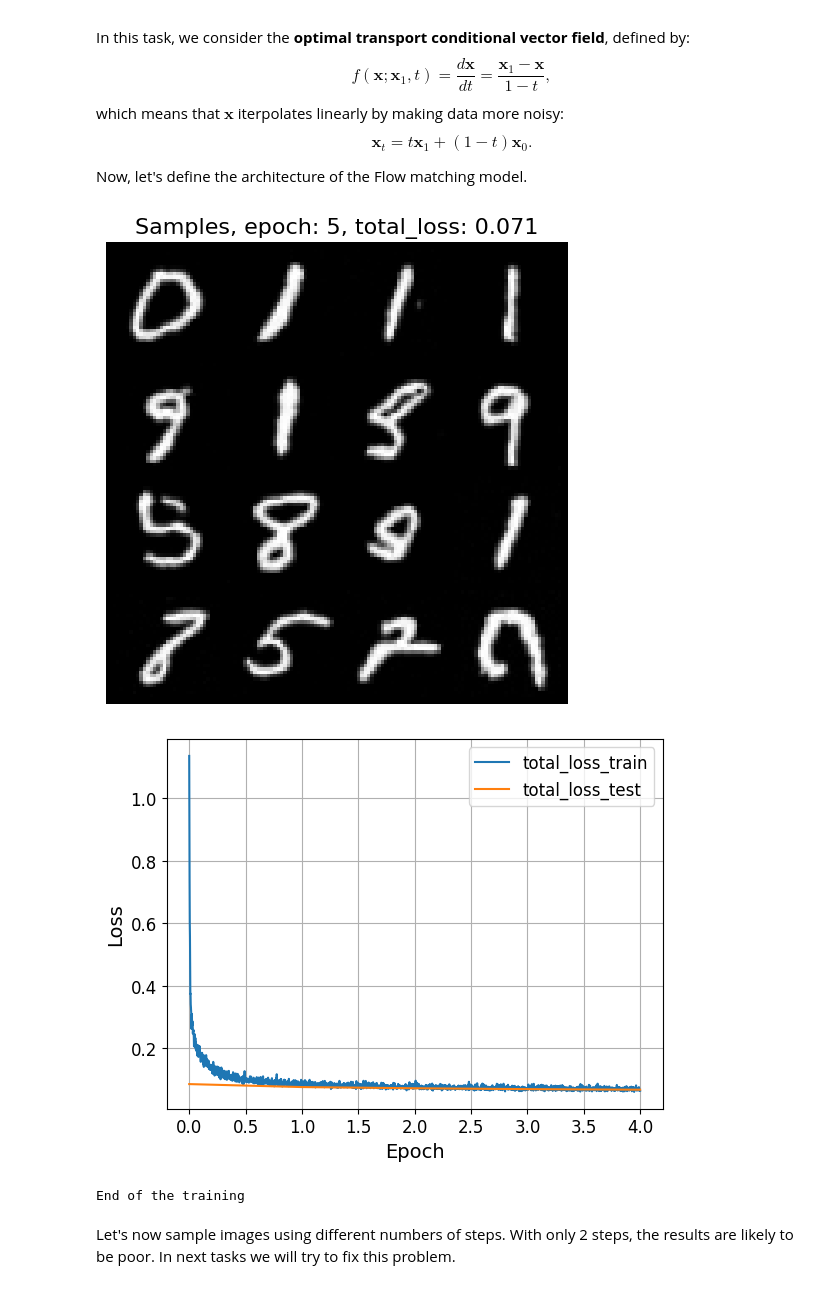
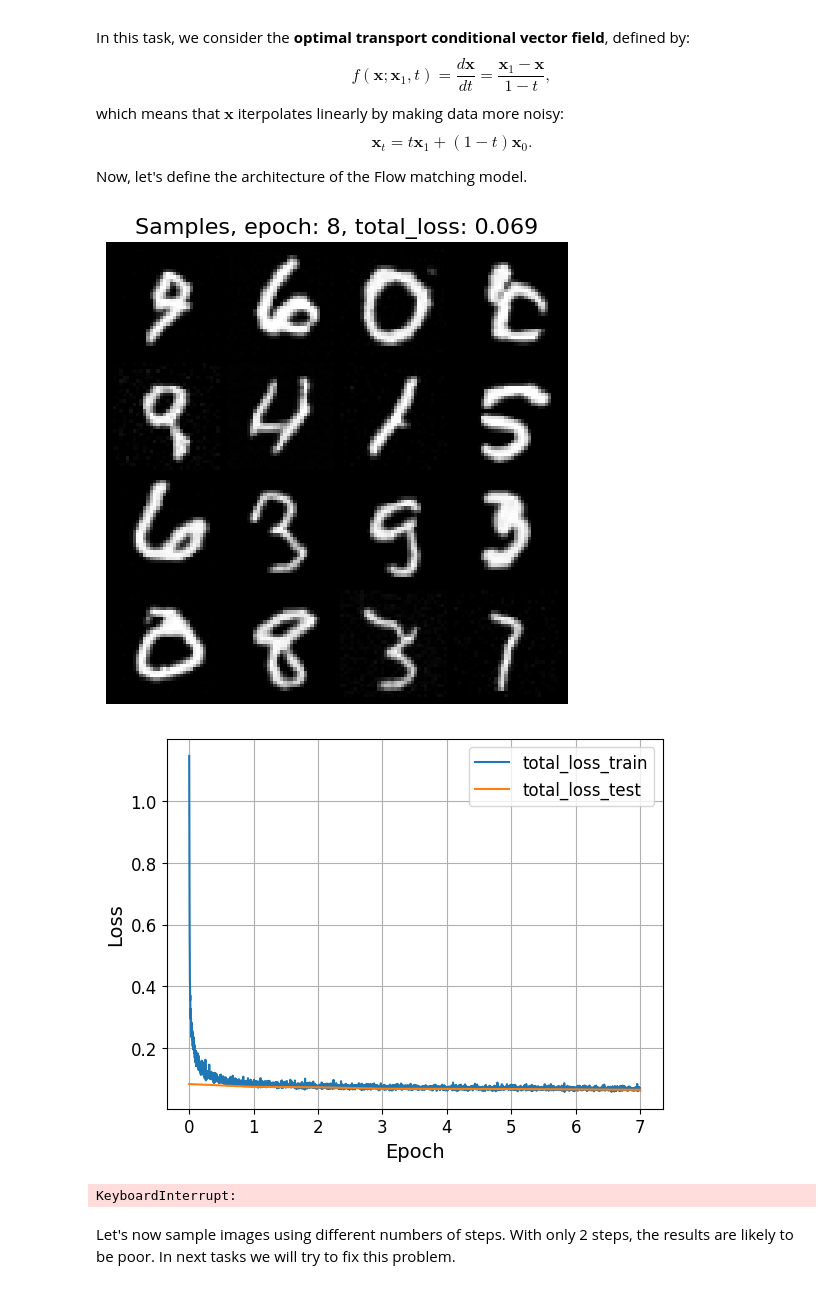
Before and after one commit to fantdali/2025-DGM-MIPT-YSDA-course, a Jupyter notebook: homeworks/hw6.ipynb, the cells around one changed output. Drawn from its saved outputs; the diff is of its cells as text; code cells hidden in the pictures.

```diff
--- a/homeworks/hw6.ipynb
+++ b/homeworks/hw6.ipynb
@@ -288,13 +398,13 @@ class DownsampleBlock(nn.Module):
         # define convolutional layer that:
         # 1) does not change the number of channels
         # 2) reduces the size of the image twice
-
+        self.conv = nn.Conv2d(channels, channels, kernel_size=3, stride=2, padding=1)
         # ====
 
     def forward(self, input_tensor: torch.Tensor, *args) -> torch.Tensor:
         # ====
         # your code
-
+        x = self.conv(input_tensor)
         # ====
         return x
 
@@ -306,7 +416,7 @@ class UpsampleBlock(nn.Module):
         # define convolutional layer that:
         # 1) does not change the number of channels
         # 2) does not reduce the size of the image
-
+        self.conv = nn.Conv2d(channels, channels, kernel_size=3, padding=1)
         # ====
 
     def forward(self, input_tensor: torch.Tensor, *args) -> torch.Tensor:
@@ -314,7 +424,8 @@ class UpsampleBlock(nn.Module):
         # your code
         # 1) upsample the input tensor using bilinear interpolation
         # 2) pass the result through the convolutional layer
-
+        x = F.interpolate(input_tensor, scale_factor=2, mode='bilinear')
+        x = self.conv(x)
         # ====
         return x
 # %% [markdown]
@@ -477,7 +588,15 @@ class FlowMatchingModel(BaseModel):
         # 2) calculate x_t and optimal flow
         # 3) predict flow using model
         # 4) calculate loss
+        # y = x0
+        t = torch.rand(x.shape[0], device=self.device)
 
+        x_t = t.view(-1, 1, 1, 1) * x + (1 - t).view(-1, 1, 1, 1) * y
+
+        optimal_flow = x - y
+        predicted_flow = self.forward(x_t, t)
+
+        loss = F.mse_loss(predicted_flow, optimal_flow)
         # ====
         return {'total_loss': loss}
 
@@ -503,6 +622,15 @@ class FlowMatchingModel(BaseModel):
         # use odeint to sample from model
         # NOTE: use fixed step solvers (e.g. euler), we will need for the task
         # https://github.com/rtqichen/torchdiffeq/blob/master/FURTHER_DOCUMENTATION.md
+        states = [y]
+        for i in range(num_steps - 1):
+            t = time_interval[i]
+            x = states[-1]
+
+            flow = self.odefunc(t, x)
+
+            x_next = x + flow * (time_interval[i + 1] - t)  # Euler
+            states.append(x_next)
 
         # ====
         samples = states[-1]  # Take the last state as the sample
@@ -511,40 +639,40 @@ class FlowMatchingModel(BaseModel):
 # ====
 # your code
 # choose these parameters
-BATCH_SIZE =
-LR =
-EPOCHS =
-HIDDEN_CHANNELS =
-CHANNEL_MULTIPLIERS =
-NUM_BLOCKS =
+BATCH_SIZE = 128
+LR = 5e-4
+EPOCHS = 10
+HIDDEN_CHANNELS = 32
+CHANNEL_MULTIPLIERS = [1, 2, 2, 4]
+NUM_BLOCKS = 2
 # ====
 
 model = FlowMatchingModel(
     hidden_channels=HIDDEN_CHANNELS,
     channel_multipliers=CHANNEL_MULTIPLIERS,
     num_blocks=NUM_BLOCKS,
 )
 
 train_loader = data.DataLoader(train_data, batch_size=BATCH_SIZE, shuffle=True)
 test_loader = data.DataLoader(test_data, batch_size=BATCH_SIZE)
 
 # choose any optimizer/scheduler as you want
 optimizer = torch.optim.Adam(model.parameters(), lr=LR)
 
 train_model(
     model,
     train_loader,
     test_loader,
     epochs=EPOCHS,
     optimizer=optimizer,
     device=DEVICE,
     n_samples=16,
     visualize_samples=True,
 )
 
 # you might want to save the model
-# torch.save(model.state_dict(), "flow_matching_model.pth")
+torch.save(model.state_dict(), "flow_matching_model.pth")
 # %% [output]
-[figure, old version]
+[figure, new version]
-[figure, old version]
+[figure, new version]
-End of the training
+KeyboardInterrupt:
```
Also changed, not shown: parts of 18 cells of this notebook, 1 other file.
